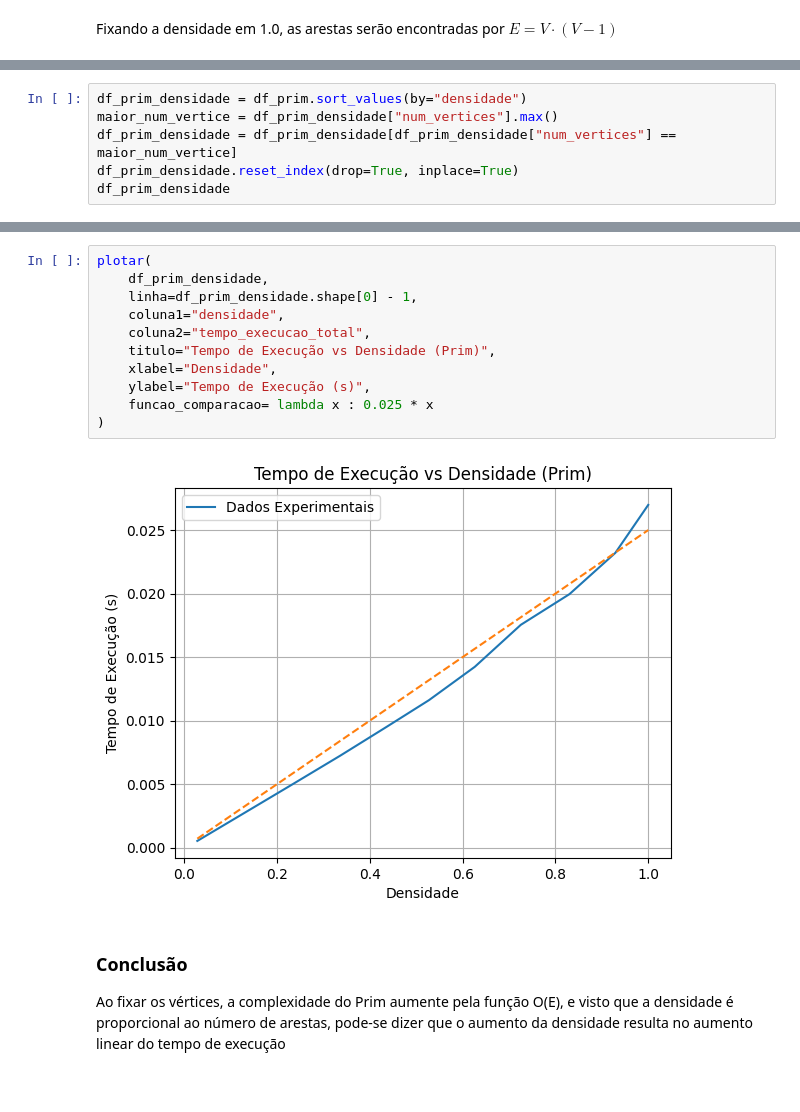
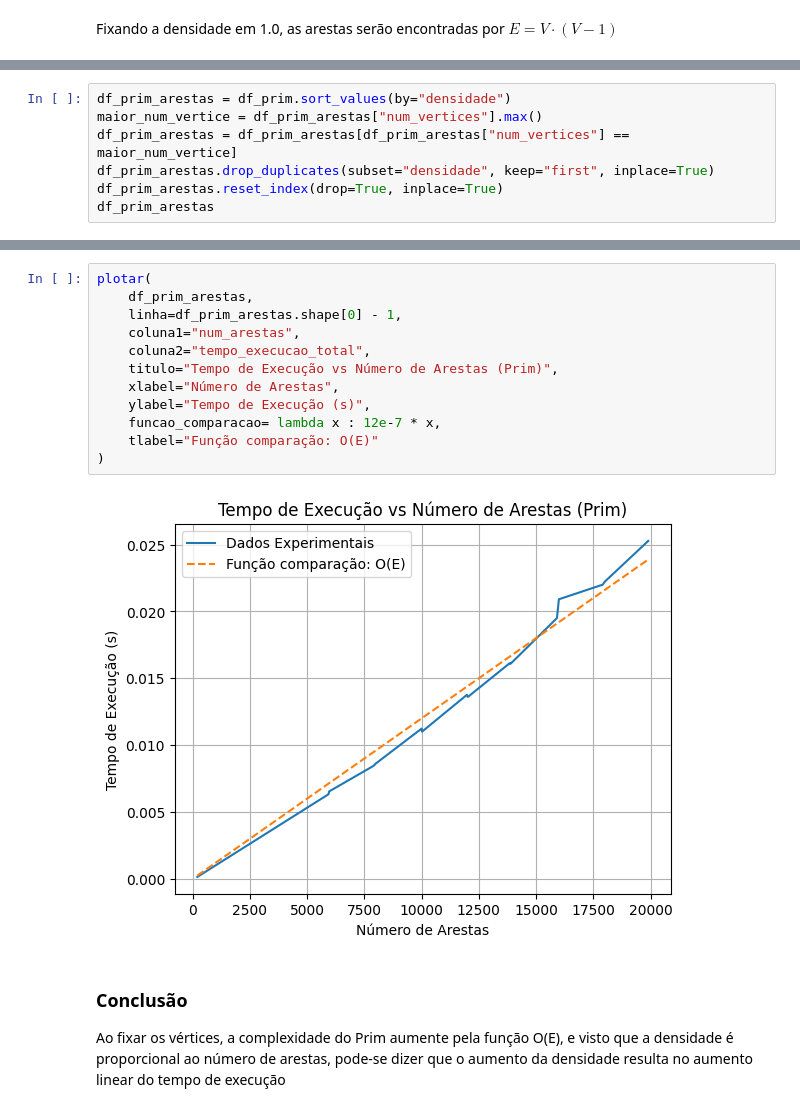
Before and after one commit to reali-705/cc-ufpa, a Jupyter notebook: atividade_2/dashboard.ipynb, the cells around one changed output, grey strips where cells are left out. Cells and saved outputs as stored; diff of their text form.

```diff
--- a/atividade_2/dashboard.ipynb
+++ b/atividade_2/dashboard.ipynb
@@ -199,8 +213,9 @@ Ao se fixar a densidado, as arestas aumentam em $O(V²)$, assim a complexidade d
 # %%
-df_prim_densidade = df_prim.sort_values(by="densidade")
-maior_num_vertice = df_prim_densidade["num_vertices"].max()
-df_prim_densidade = df_prim_densidade[df_prim_densidade["num_vertices"] == maior_num_vertice]
-df_prim_densidade.reset_index(drop=True, inplace=True)
-df_prim_densidade
+df_prim_arestas = df_prim.sort_values(by="densidade")
+maior_num_vertice = df_prim_arestas["num_vertices"].max()
+df_prim_arestas = df_prim_arestas[df_prim_arestas["num_vertices"] == maior_num_vertice]
+df_prim_arestas.drop_duplicates(subset="densidade", keep="first", inplace=True)
+df_prim_arestas.reset_index(drop=True, inplace=True)
+df_prim_arestas
 # %% [output]
 |  | idx | num_vertices | num_arestas | densidade | arestas_analisadas | heap_push | heap_pop | ... |
@@ -231,16 +252,17 @@ plotar(
 # %%
 plotar(
-    df_prim_densidade,
-    linha=df_prim_densidade.shape[0] - 1,
-    coluna1="densidade",
+    df_prim_arestas,
+    linha=df_prim_arestas.shape[0] - 1,
+    coluna1="num_arestas",
     coluna2="tempo_execucao_total",
-    titulo="Tempo de Execução vs Densidade (Prim)",
-    xlabel="Densidade",
+    titulo="Tempo de Execução vs Número de Arestas (Prim)",
+    xlabel="Número de Arestas",
     ylabel="Tempo de Execução (s)",
-    funcao_comparacao= lambda x : 0.025 * x
+    funcao_comparacao= lambda x : 12e-7 * x,
+    tlabel="Função comparação: O(E)"
 )
 # %% [output]
-[figure, old version]
+[figure, new version]
 # %% [markdown]
 ### Conclusão
 Ao fixar os vértices, a complexidade do Prim aumente pela função O(E), e visto que a densidade é proporcional ao número de arestas, pode-se dizer que o aumento da densidade resulta no aumento linear do tempo de execução
```
Also changed, not shown: parts of 75 cells of this notebook, 2 other files.
